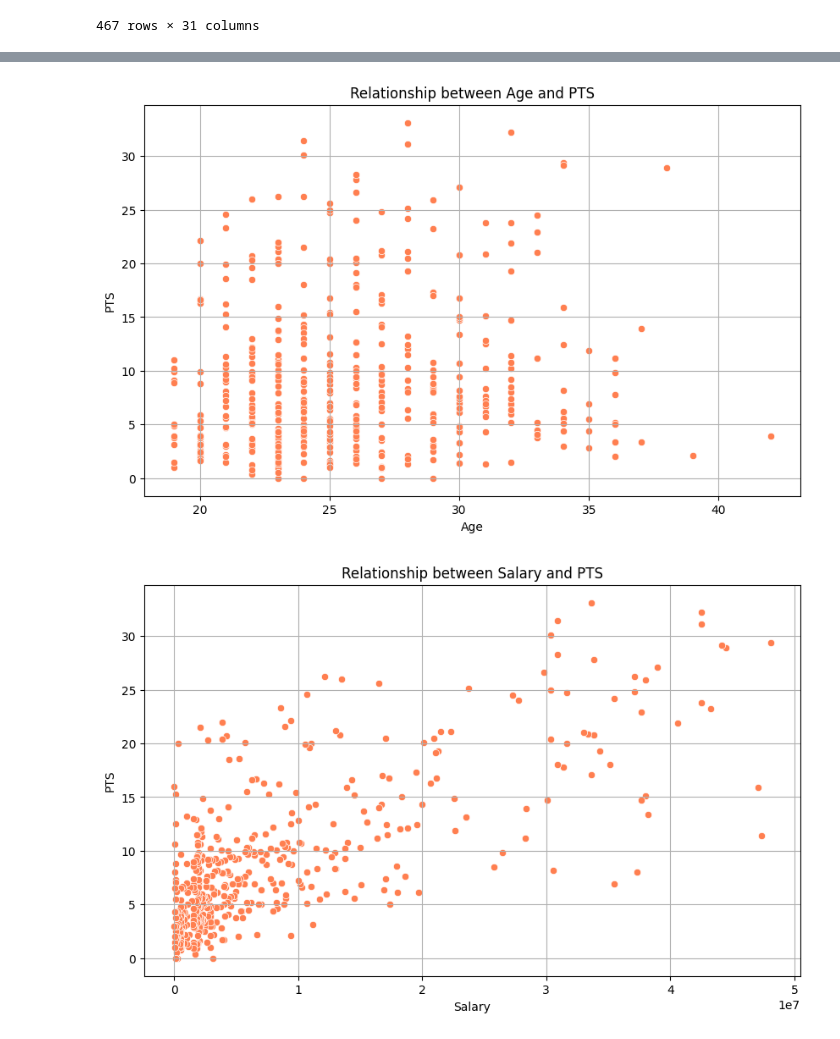
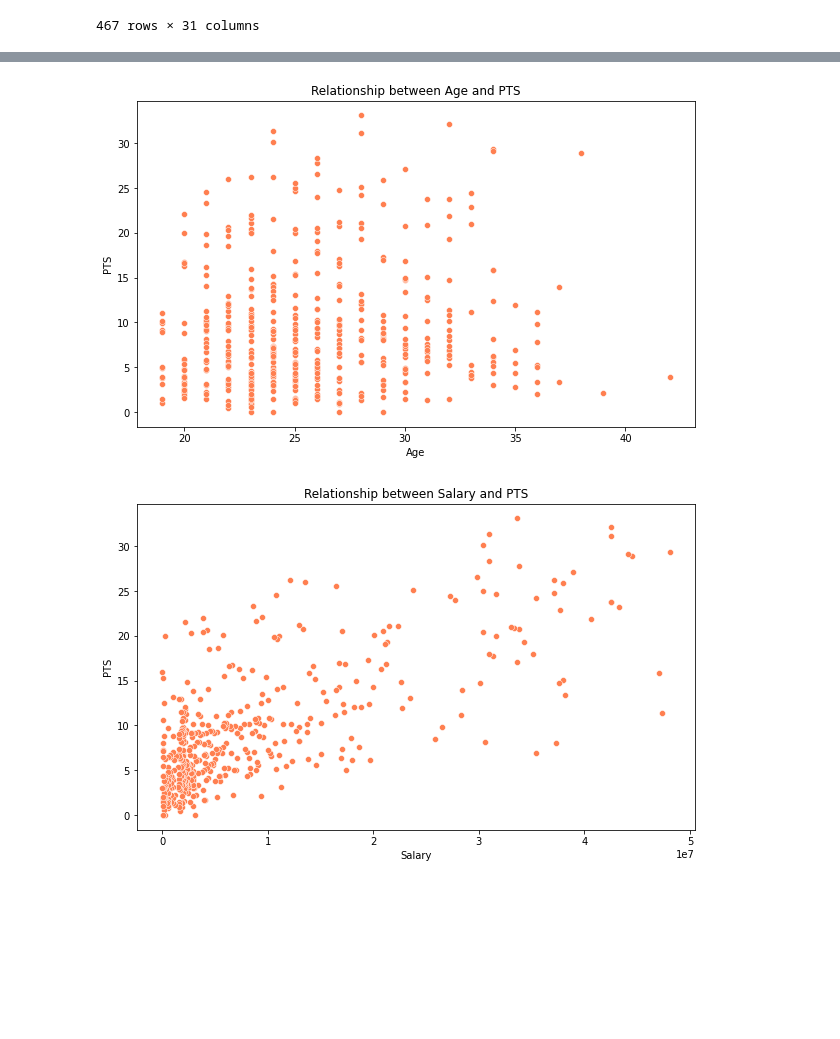
Before and after one commit to Enmanuel1700/MAT-328-PROJECT, a Jupyter notebook: Project_1.ipynb, the cells around one changed output, grey strips where cells are left out. Cells and saved outputs as stored; diff of their text form; code cells hidden in the pictures; blank space fills up the shorter version.

```diff
--- a/Project_1.ipynb
+++ b/Project_1.ipynb
@@ -163,16 +163,14 @@ df_sorted.head(10)
 # %%
 # Assuming 'nba' is your data frame
 selected_columns_relationships = [('Age', 'PTS'), ('Salary', 'PTS')]
 
 # Plotting the relationships
 for x_column, y_column in selected_columns_relationships:
     plt.figure(figsize=(10, 6))
     sns.scatterplot(data=nba_df, x=x_column, y=y_column, color='coral')
     plt.title(f'Relationship between {x_column} and {y_column}')
     plt.xlabel(x_column)
     plt.ylabel(y_column)
-    plt.grid(True)
-    plt.show()
 # %% [output]
-[figure, old version]
+[figure, new version]
-[figure, old version]
+[figure, new version]
```
Also changed, not shown: parts of 6 cells of this notebook.
